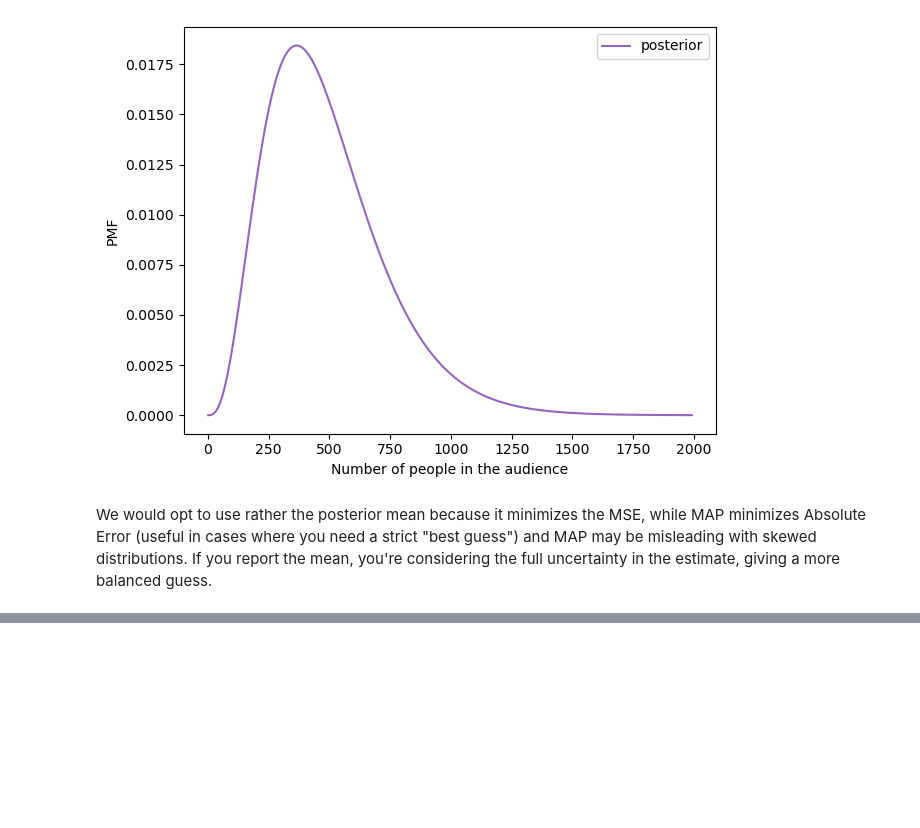
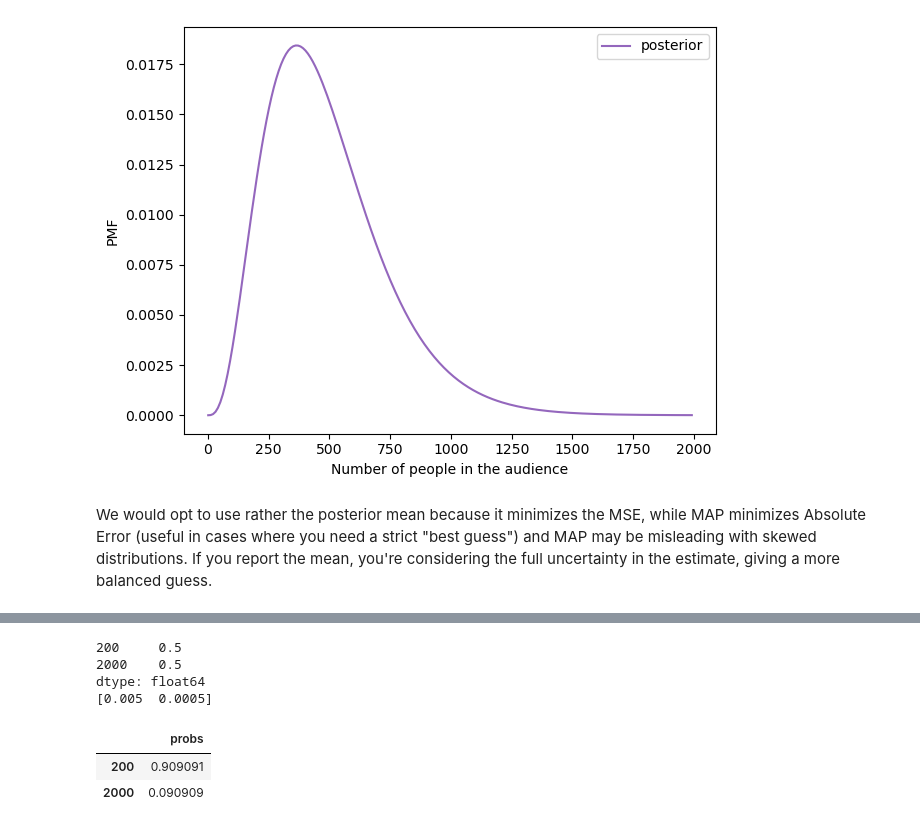
Before and after one commit to arroyoyo1/Think-Bayes, a Jupyter notebook: 5. Estimating Counts/Notes.ipynb, the cells around one changed output, grey strips where cells are left out. Cells and saved outputs as stored; diff of their text form; code cells hidden in the pictures; blank space fills up the shorter version.

```diff
--- a/5. Estimating Counts/Notes.ipynb
+++ b/5. Estimating Counts/Notes.ipynb
@@ -292,0 +376,17 @@ We would opt to use rather the posterior mean because it minimizes the MSE, whil
+# %%
+hypos = [200, 2000]
+prior = Pmf(1, hypos)
+
+likelihood = 1/prior.qs
+print(likelihood)
+posterior = prior * likelihood
+posterior.normalize()
+posterior
+# %% [output]
+200     0.5
+2000    0.5
+dtype: float64
+[0.005  0.0005]
+|  | probs |
+| 200 | 0.909091 |
+| 2000 | 0.090909 |
```
Also changed, not shown: parts of 7 cells of this notebook, 1 other file.
